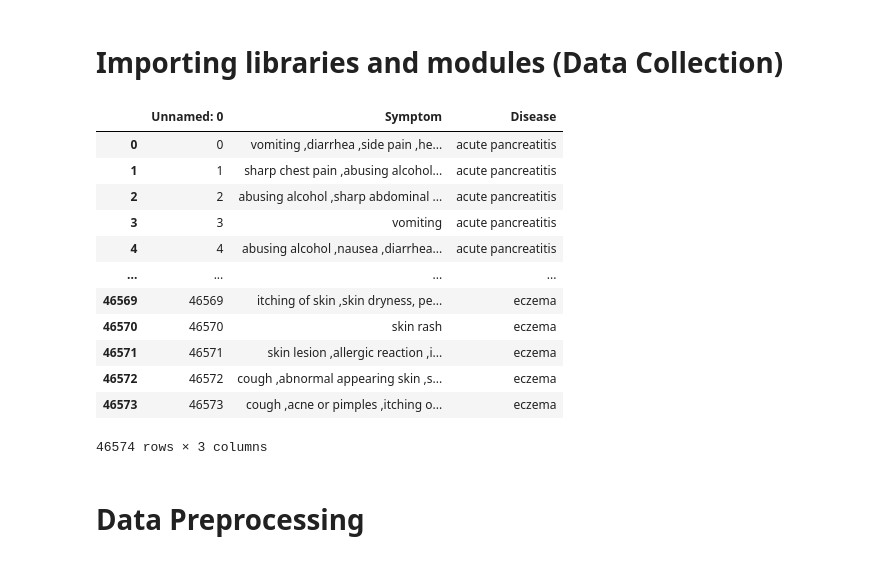
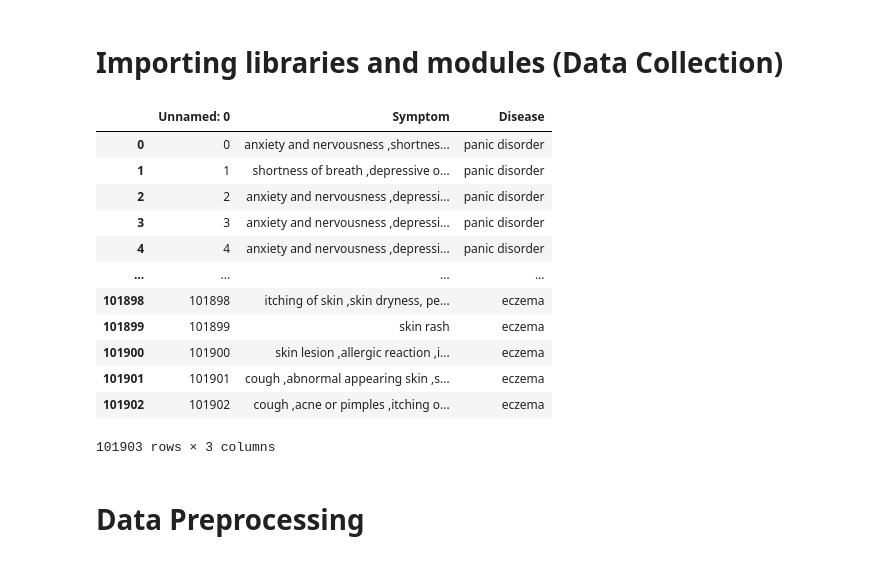
Before and after one commit to marjiasdk/GroupM, a Jupyter notebook: Implementation/Implementation.ipynb, the cells around one changed output. Saved outputs shown, nothing was run; the diff lists cells and outputs as text; code cells hidden in the pictures.

```diff
--- a/Implementation/Implementation.ipynb
+++ b/Implementation/Implementation.ipynb
@@ -10,22 +10,22 @@ import seaborn as sns
 # %%
 # Storing the dataset into a data frame variable.
 
-data_frame = pd.read_csv('Dataset_7.0.csv')
+data_frame = pd.read_csv('Dataset_7.csv')
 data_frame
 # %% [output]
 |  | Unnamed: 0 | Symptom | Disease |
-| 0 | 0 | vomiting ,diarrhea ,side pain ,he... | acute pancreatitis |
-| 1 | 1 | sharp chest pain ,abusing alcohol... | acute pancreatitis |
-| 2 | 2 | abusing alcohol ,sharp abdominal ... | acute pancreatitis |
-| 3 | 3 | vomiting | acute pancreatitis |
-| 4 | 4 | abusing alcohol ,nausea ,diarrhea... | acute pancreatitis |
+| 0 | 0 | anxiety and nervousness ,shortnes... | panic disorder |
+| 1 | 1 | shortness of breath ,depressive o... | panic disorder |
+| 2 | 2 | anxiety and nervousness ,depressi... | panic disorder |
+| 3 | 3 | anxiety and nervousness ,depressi... | panic disorder |
+| 4 | 4 | anxiety and nervousness ,depressi... | panic disorder |
 | ... | ... | ... | ... |
-| 46569 | 46569 | itching of skin ,skin dryness, pe... | eczema |
-| 46570 | 46570 | skin rash | eczema |
-| 46571 | 46571 | skin lesion ,allergic reaction ,i... | eczema |
-| 46572 | 46572 | cough ,abnormal appearing skin ,s... | eczema |
-| 46573 | 46573 | cough ,acne or pimples ,itching o... | eczema |
+| 101898 | 101898 | itching of skin ,skin dryness, pe... | eczema |
+| 101899 | 101899 | skin rash | eczema |
+| 101900 | 101900 | skin lesion ,allergic reaction ,i... | eczema |
+| 101901 | 101901 | cough ,abnormal appearing skin ,s... | eczema |
+| 101902 | 101902 | cough ,acne or pimples ,itching o... | eczema |
-46574 rows × 3 columns
+101903 rows × 3 columns
 # %% [markdown]
 # Data Preprocessing
 # %%
```
Also changed, not shown: parts of 16 cells of this notebook.
